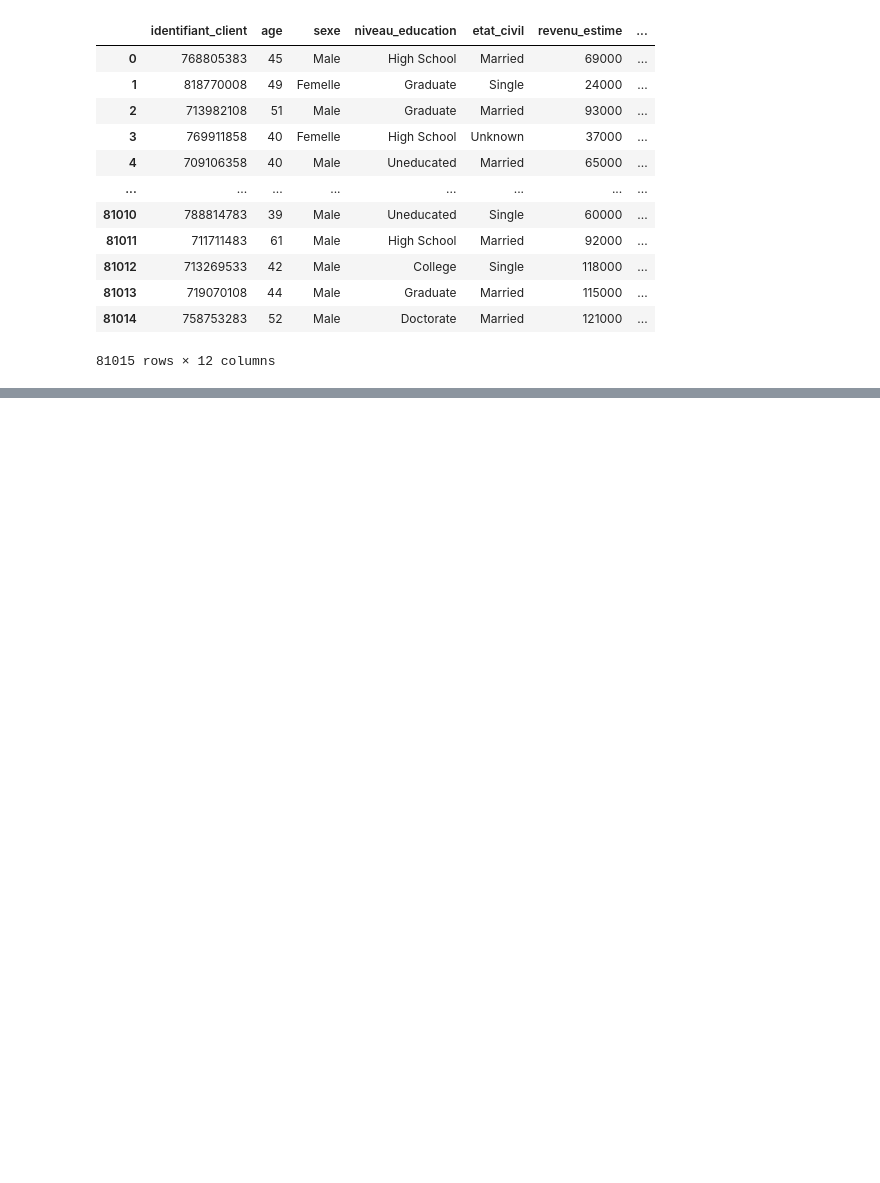
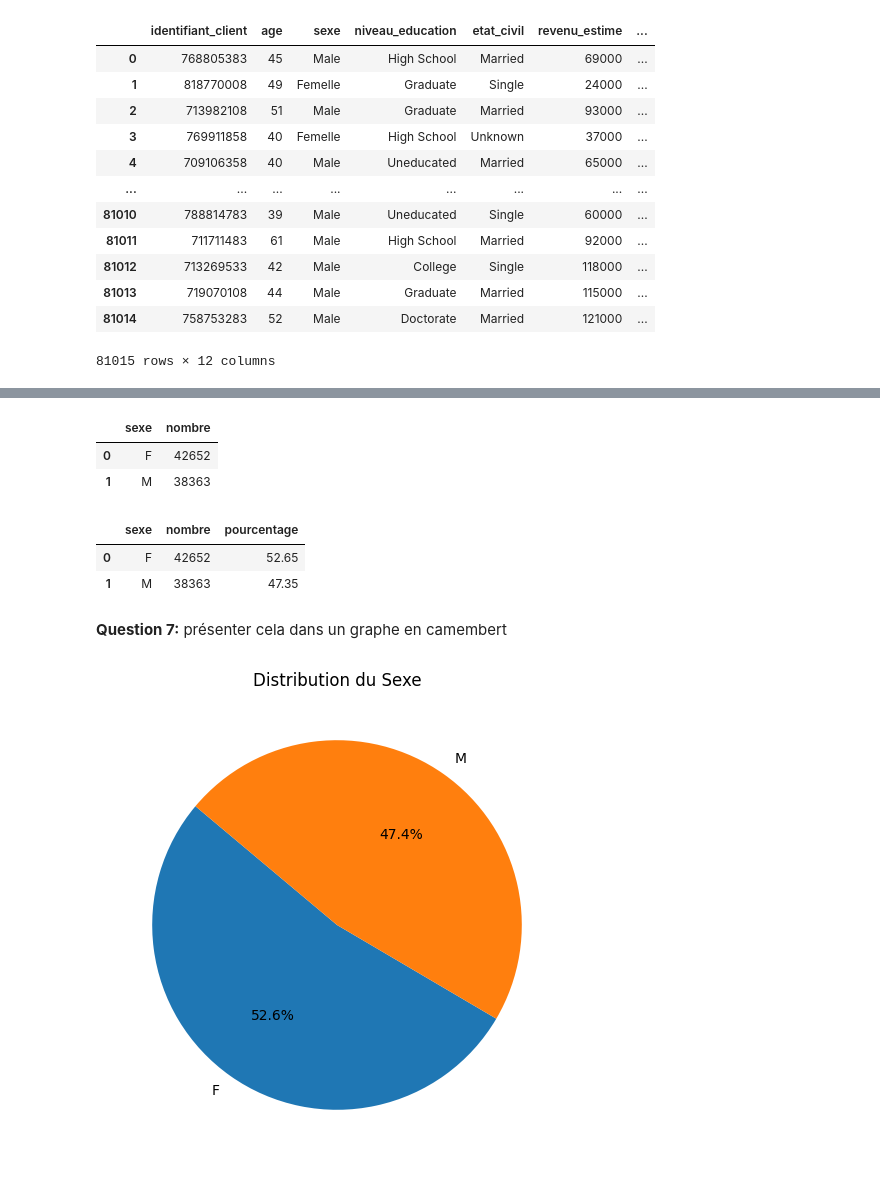
Before and after one commit to fa5fou5/420-DK1-GC, a Jupyter notebook: Evaluation/Examen final.ipynb, the cells around one changed output, grey strips where cells are left out. Cells and saved outputs as stored; diff of their text form; code cells hidden in the pictures; blank space fills up the shorter version.

```diff
--- a/Evaluation/Examen final.ipynb
+++ b/Evaluation/Examen final.ipynb
@@ -133,0 +136,27 @@ Question 6: quelle est le nombre de `Male` et `Femelle` et le pourcentage de cha
+# %%
+grouped = df.groupby('sexe').size().reset_index(name='nombre')
+grouped
+# %% [output]
+|  | sexe | nombre |
+| 0 | F | 42652 |
+| 1 | M | 38363 |
+# %%
+grouped['pourcentage'] = round((grouped['nombre'] / grouped['nombre'].sum()) * 100,2)
+grouped
+# %% [output]
+|  | sexe | nombre | pourcentage |
+| 0 | F | 42652 | 52.65 |
+| 1 | M | 38363 | 47.35 |
+# %% [markdown]
+**Question 7:** présenter cela dans un graphe en camembert
+# %%
+import matplotlib.pyplot as plt
+
+
+# Plot a pie chart
+plt.figure(figsize=(6, 6))
+plt.pie(grouped['nombre'], labels=grouped['sexe'], autopct='%1.1f%%', startangle=140)
+plt.title('Distribution du Sexe')
+plt.show()
+# %% [output]
+[figure, added]
```
Also changed, not shown: parts of 6 cells of this notebook, 1 other file.
